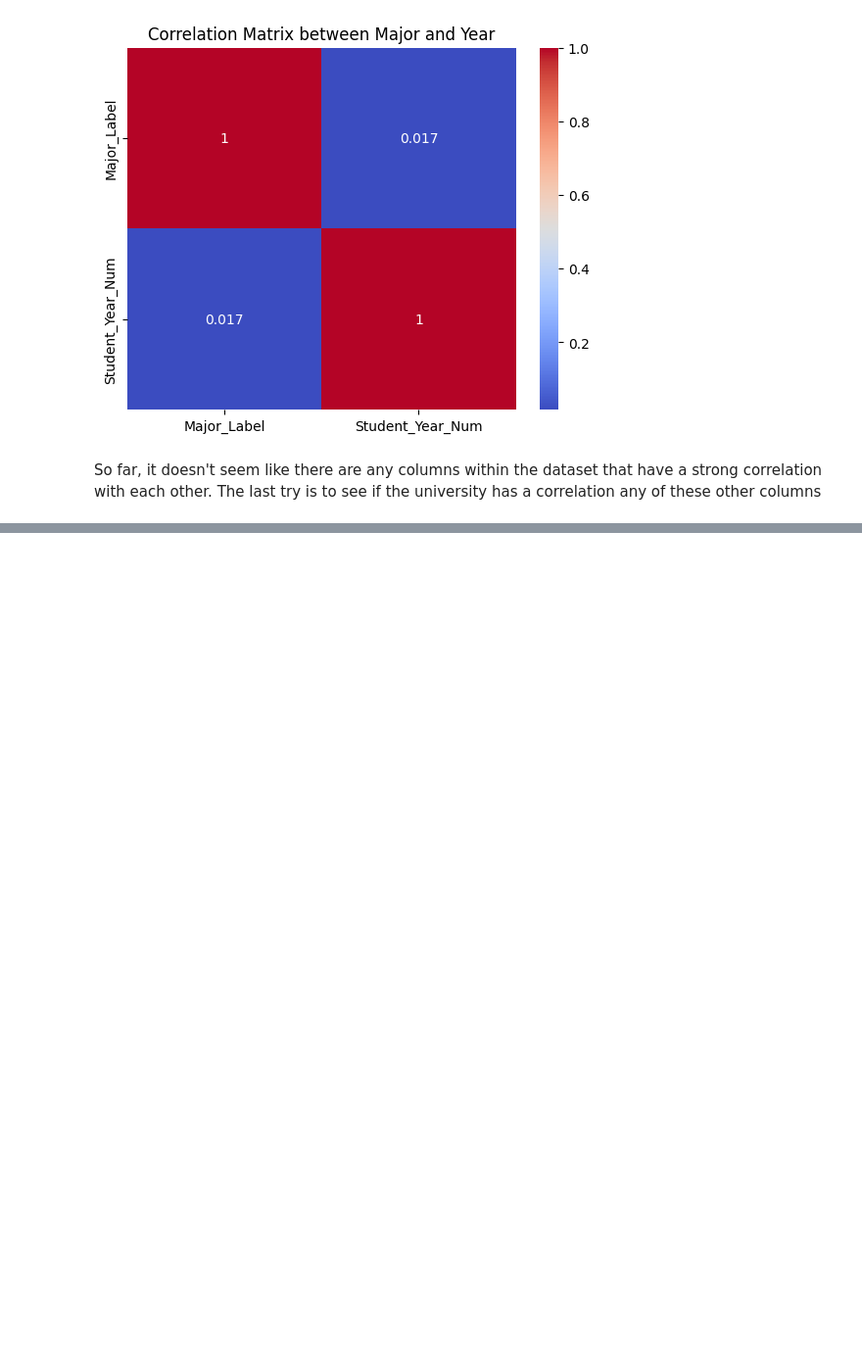
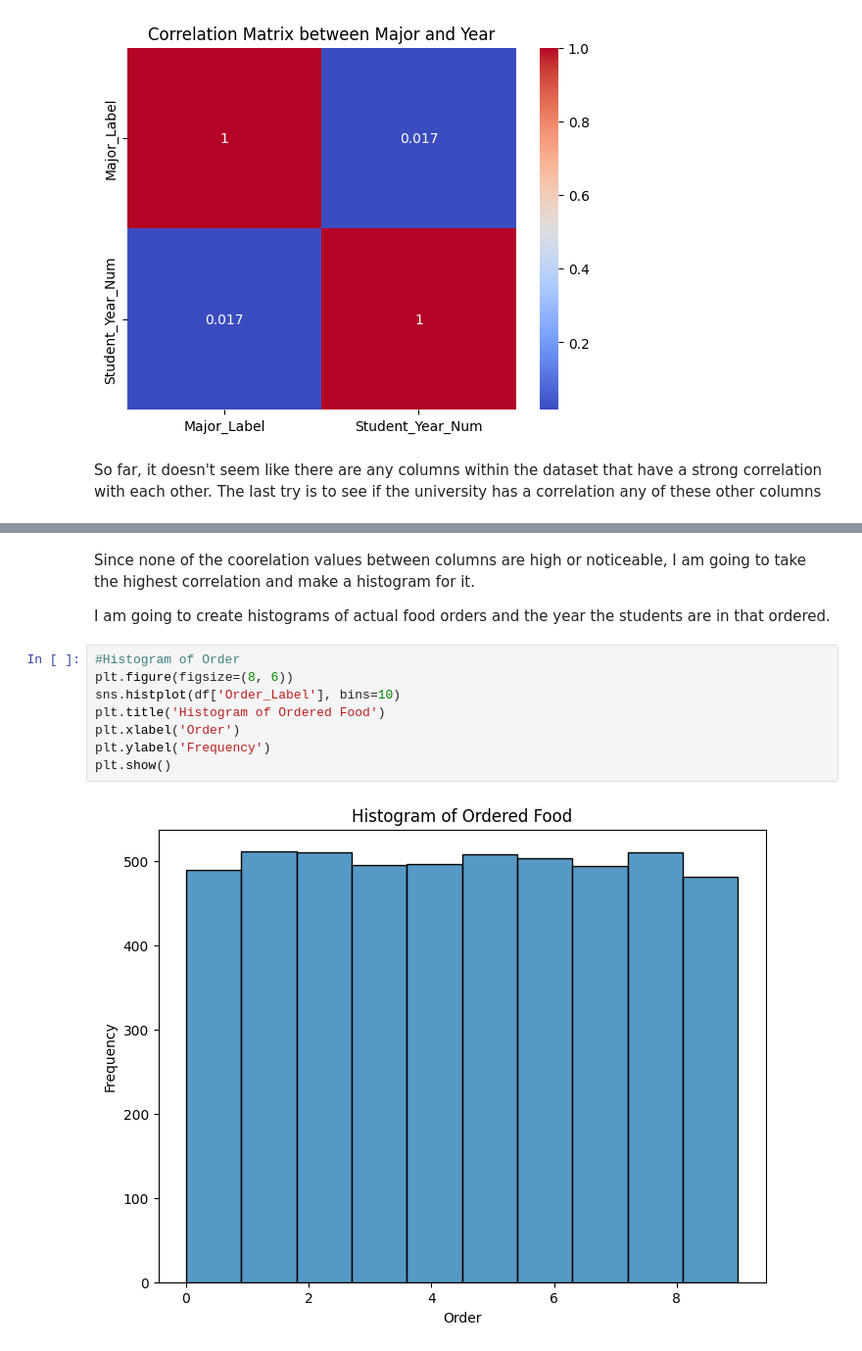
Before and after one commit to kenmori2023/KenMoriXternSummer2024Application, a Jupyter notebook: Model/FoodX.ipynb, the cells around one changed output, grey strips where cells are left out. Shown at 98% size. Saved outputs shown, nothing was run; the diff lists cells and outputs as text; blank space fills up the shorter version.

```diff
--- a/Model/FoodX.ipynb
+++ b/Model/FoodX.ipynb
@@ -179,0 +202,14 @@ So far, it doesn't seem like there are any columns within the dataset that have
+# %% [markdown]
+Since none of the coorelation values between columns are high or noticeable, I am going to take the highest correlation and make a histogram for it.
+
+I am going to create histograms of actual food orders and the year the students are in that ordered.
+# %%
+#Histogram of Order
+plt.figure(figsize=(8, 6))
+sns.histplot(df['Order_Label'], bins=10)
+plt.title('Histogram of Ordered Food')
+plt.xlabel('Order')
+plt.ylabel('Frequency')
+plt.show()
+# %% [output]
+[figure, added]
```
Also changed, not shown: parts of 26 cells of this notebook, 1 other file.
